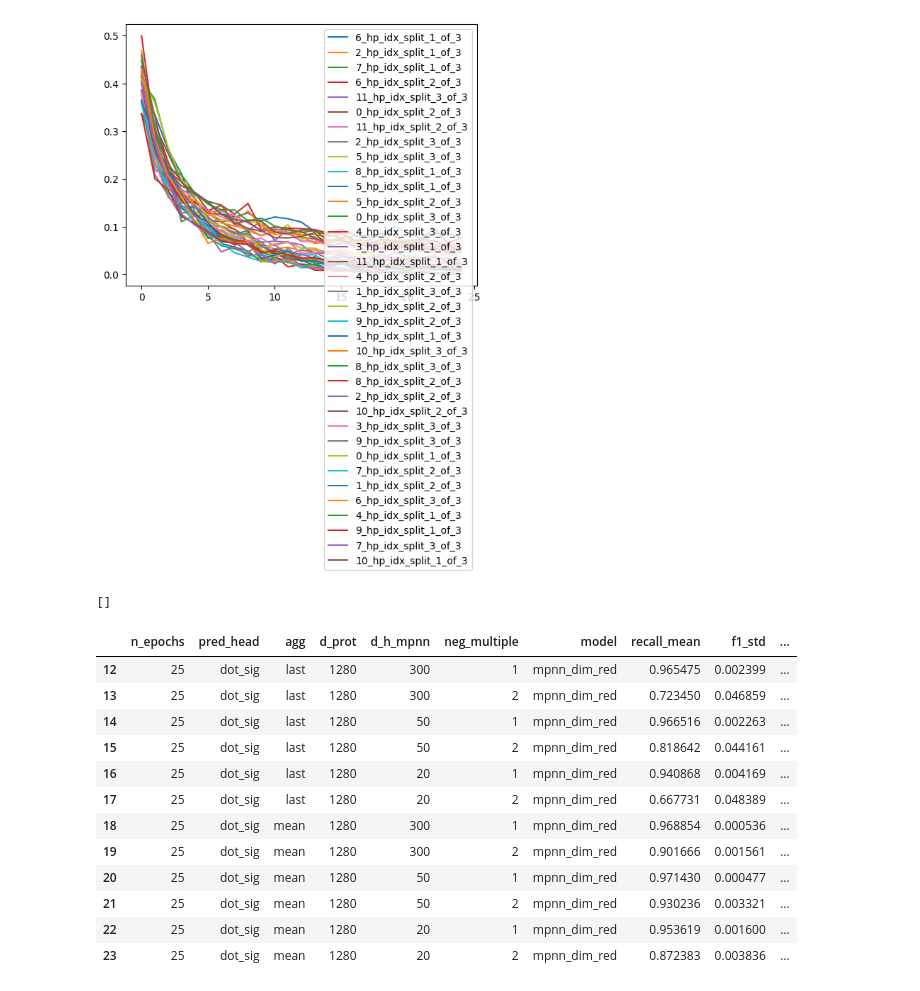
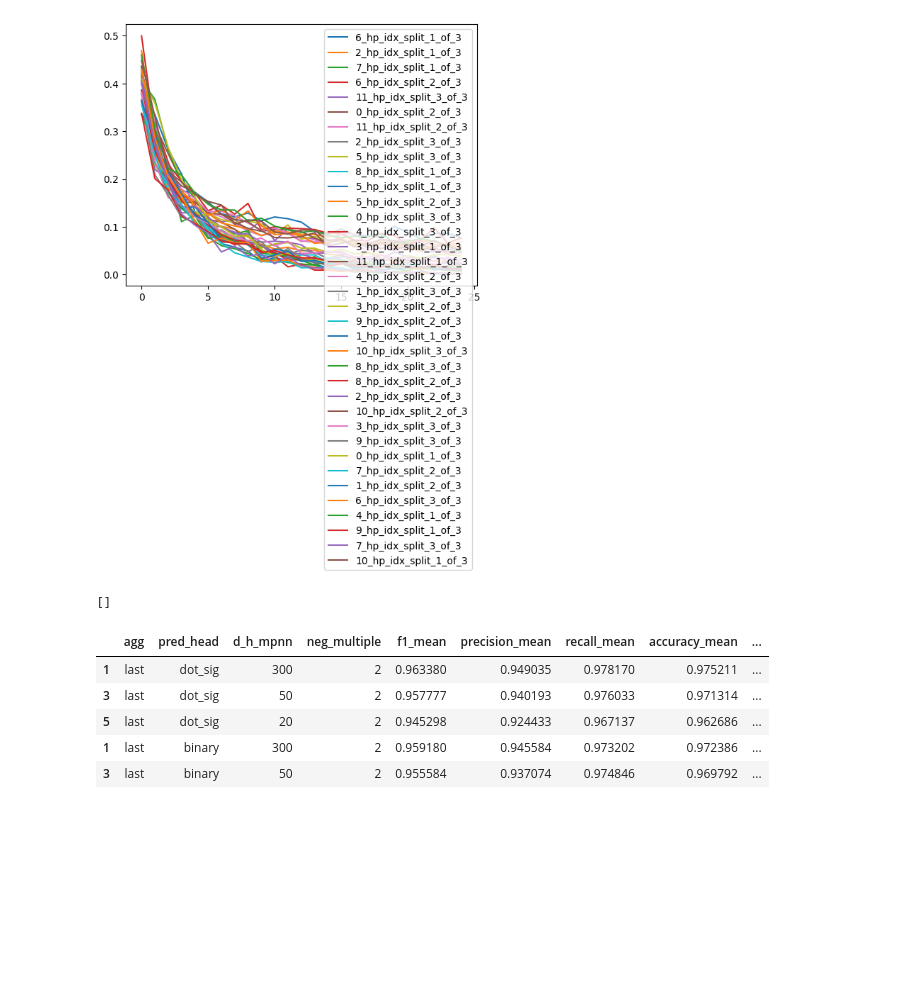
Before and after one commit to stefanpate/rcgnn, a Jupyter notebook: notebooks/rc_gnn_sprhea_figs.ipynb, the cells around one changed output. Cells and saved outputs as stored; diff of their text form; code cells hidden in the pictures; blank space fills up the shorter version.

```diff
--- a/notebooks/rc_gnn_sprhea_figs.ipynb
+++ b/notebooks/rc_gnn_sprhea_figs.ipynb
@@ -132,19 +140,3 @@ bad_lc = {k:v for k,v in loss_curves.items() if v['losses'][-1] > 0.4}
 sorted(bad_lc.keys())
 # %% [output]
 []
-# %%
-hp_toc.loc[12:24]
-# %% [output]
-|  | n_epochs | pred_head | agg | d_prot | d_h_mpnn | neg_multiple | model | recall_mean | f1_std | ... |
-| 12 | 25 | dot_sig | last | 1280 | 300 | 1 | mpnn_dim_red | 0.965475 | 0.002399 | ... |
-| 13 | 25 | dot_sig | last | 1280 | 300 | 2 | mpnn_dim_red | 0.723450 | 0.046859 | ... |
-| 14 | 25 | dot_sig | last | 1280 | 50 | 1 | mpnn_dim_red | 0.966516 | 0.002263 | ... |
-| 15 | 25 | dot_sig | last | 1280 | 50 | 2 | mpnn_dim_red | 0.818642 | 0.044161 | ... |
-| 16 | 25 | dot_sig | last | 1280 | 20 | 1 | mpnn_dim_red | 0.940868 | 0.004169 | ... |
-| 17 | 25 | dot_sig | last | 1280 | 20 | 2 | mpnn_dim_red | 0.667731 | 0.048389 | ... |
-| 18 | 25 | dot_sig | mean | 1280 | 300 | 1 | mpnn_dim_red | 0.968854 | 0.000536 | ... |
-| 19 | 25 | dot_sig | mean | 1280 | 300 | 2 | mpnn_dim_red | 0.901666 | 0.001561 | ... |
-| 20 | 25 | dot_sig | mean | 1280 | 50 | 1 | mpnn_dim_red | 0.971430 | 0.000477 | ... |
-| 21 | 25 | dot_sig | mean | 1280 | 50 | 2 | mpnn_dim_red | 0.930236 | 0.003321 | ... |
-| 22 | 25 | dot_sig | mean | 1280 | 20 | 1 | mpnn_dim_red | 0.953619 | 0.001600 | ... |
-| 23 | 25 | dot_sig | mean | 1280 | 20 | 2 | mpnn_dim_red | 0.872383 | 0.003836 | ... |
@@ -150,0 +148,9 @@ hp_toc.loc[12:24]
+# %%
+combo.head()
+# %% [output]
+|  | agg | pred_head | d_h_mpnn | neg_multiple | f1_mean | precision_mean | recall_mean | accuracy_mean | ... |
+| 1 | last | dot_sig | 300 | 2 | 0.963380 | 0.949035 | 0.978170 | 0.975211 | ... |
+| 3 | last | dot_sig | 50 | 2 | 0.957777 | 0.940193 | 0.976033 | 0.971314 | ... |
+| 5 | last | dot_sig | 20 | 2 | 0.945298 | 0.924433 | 0.967137 | 0.962686 | ... |
+| 1 | last | binary | 300 | 2 | 0.959180 | 0.945584 | 0.973202 | 0.972386 | ... |
+| 3 | last | binary | 50 | 2 | 0.955584 | 0.937074 | 0.974846 | 0.969792 | ... |
```
Also changed, not shown: parts of 11 cells of this notebook, 4 other files.
